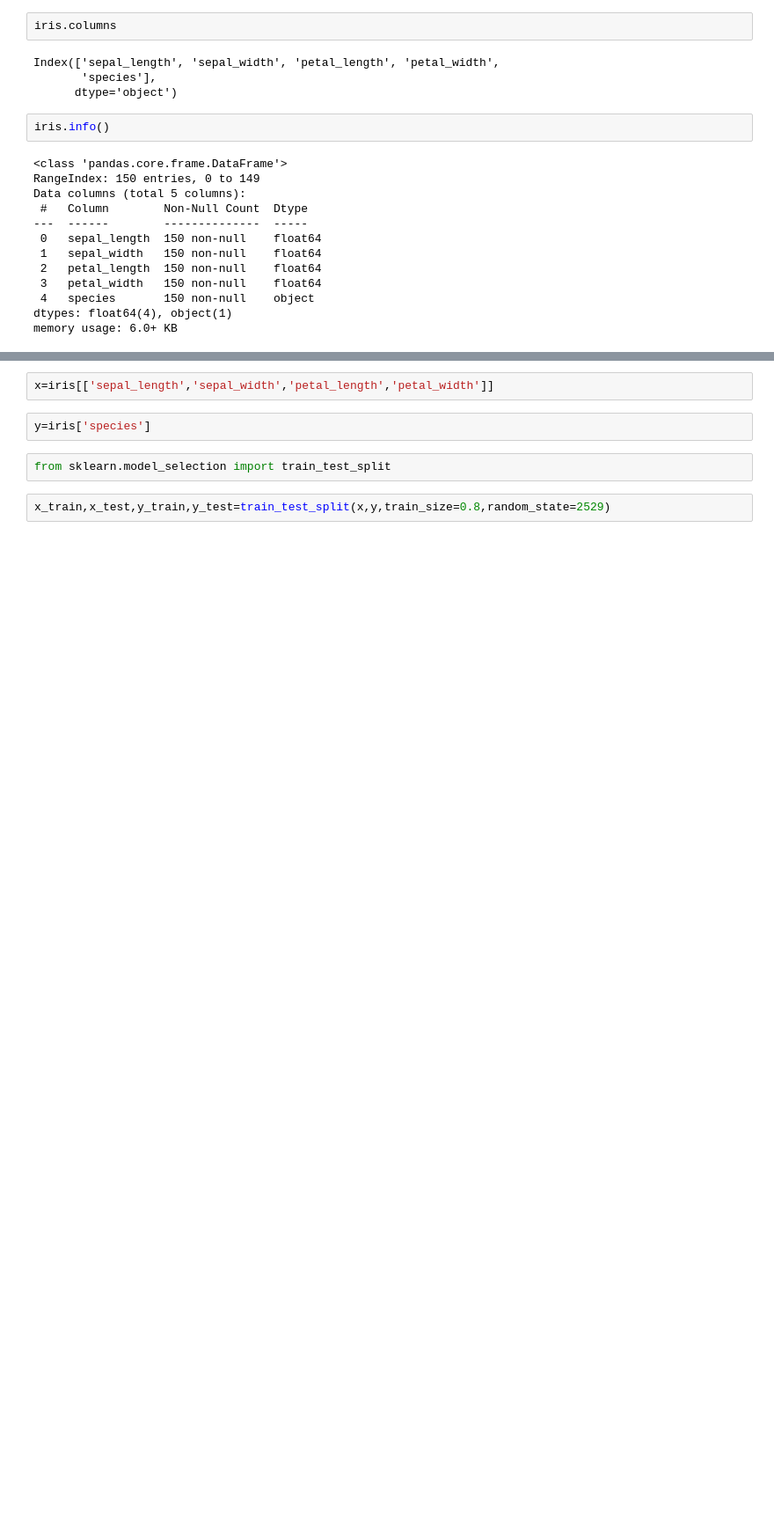
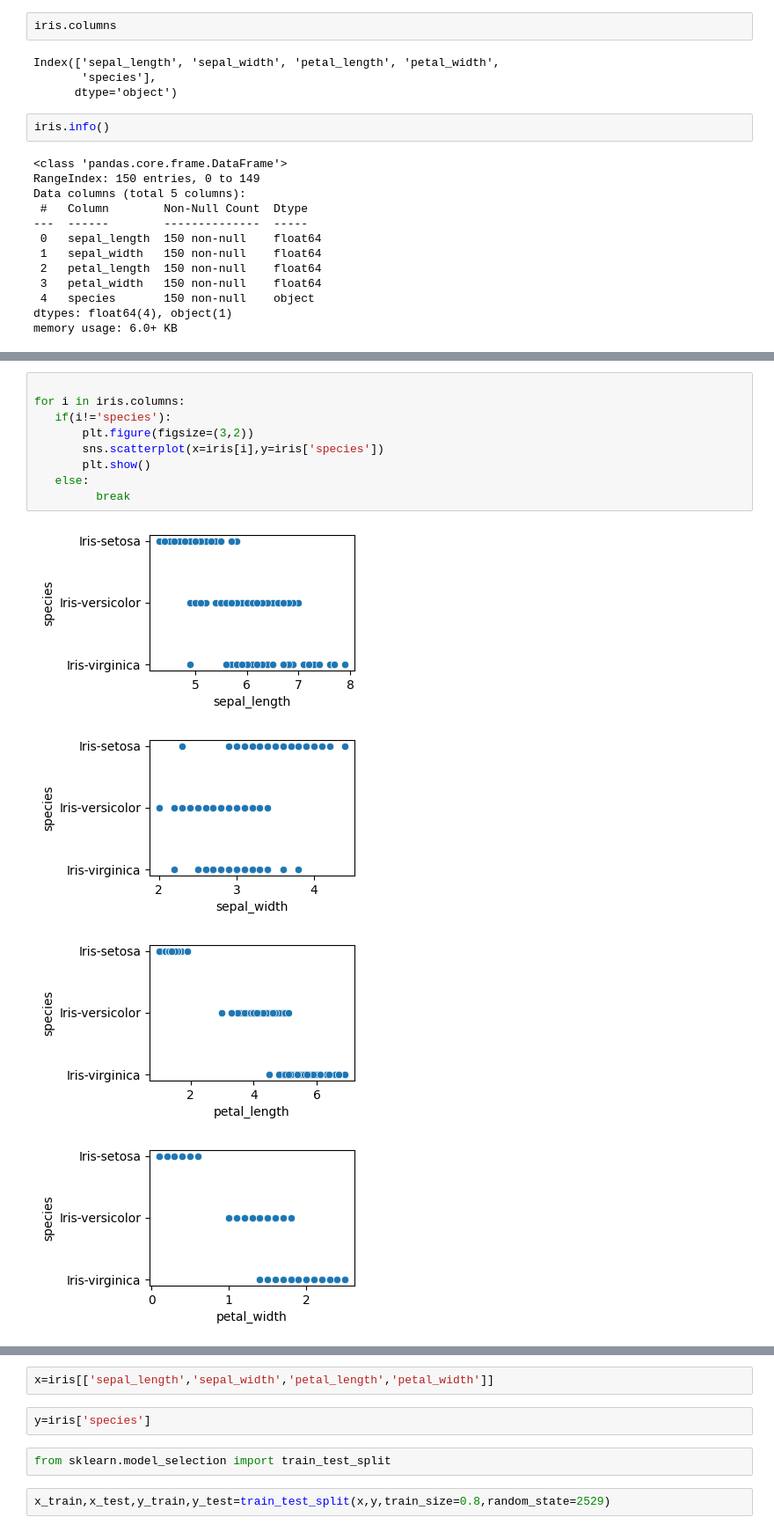
Before and after one commit to Nirikshan95/TechnoHacks, a Jupyter notebook: iris_classification_model.ipynb, the cells around one changed output, grey strips where cells are left out. Shown at 88% size. Cells and saved outputs as stored; diff of their text form; blank space fills up the shorter version.

```diff
--- a/iris_classification_model.ipynb
+++ b/iris_classification_model.ipynb
@@ -35,0 +52,14 @@ memory usage: 6.0+ KB
+# %%
+
+for i in iris.columns:
+   if(i!='species'):
+       plt.figure(figsize=(3,2))
+       sns.scatterplot(x=iris[i],y=iris['species'])
+       plt.show()
+   else:
+         break
+# %% [output]
+[figure, added]
+[figure, added]
+[figure, added]
+[figure, added]
```
Also changed, not shown: parts of 9 cells of this notebook.
